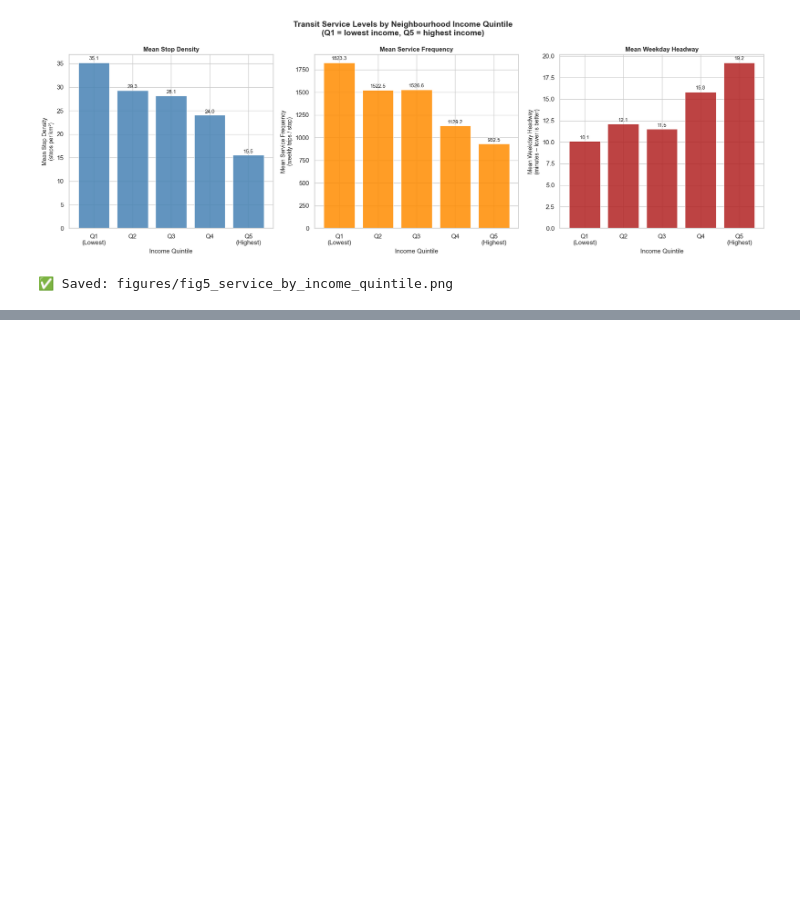
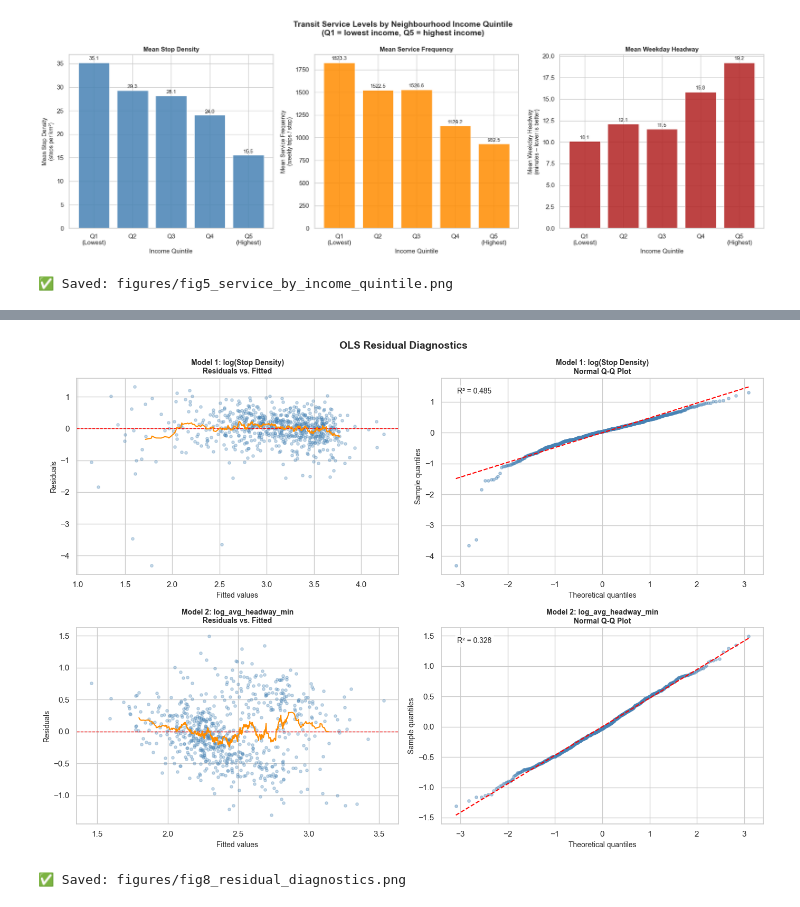
Before and after one commit to bruna-bado/transit-equity-montreal, a Jupyter notebook: notebooks/analysis.ipynb, the cells around one changed output, grey strips where cells are left out. Saved outputs shown, nothing was run; the diff lists cells and outputs as text; code cells hidden in the pictures; blank space fills up the shorter version.

```diff
--- a/notebooks/analysis.ipynb
+++ b/notebooks/analysis.ipynb
@@ -1635,0 +1939,17 @@ These observations frame the hypotheses tested in Section 6.
+# %%
+# OLS Model 2: Average Headway ──────────────────────────────────────────────
+
+model2_df = reg_df[
+    [headway_col, 'log_pop_density', 'log_median_hh_income',
+     'pct_low_income', 'pct_visible_minority', 'pct_renter']
+].dropna()
+
+formula2 = (f'{headway_col} ~ log_pop_density + log_median_hh_income '
+            f'+ pct_low_income + pct_visible_minority + pct_renter')
+
+model2 = smf.ols(formula=formula2, data=model2_df).fit()
+
+print("═" * 65)
+print(f"  MODEL 2 – Dependent variable: {headway_col}")
+print("═" * 65)
+print(model2.summary())
@@ -1635,0 +1983,51 @@ These observations frame the hypotheses tested in Section 6.
+# %%
+# Residual diagnostics for both models ──────────────────────────────────────
+
+fig, axes = plt.subplots(2, 2, figsize=(14, 10))
+fig.suptitle('OLS Residual Diagnostics', fontsize=14, fontweight='bold')
+
+for row, (model, name) in enumerate([(model1, 'Model 1: log(Stop Density)'),
+                                      (model2, f'Model 2: {headway_col}')]):
+    fitted   = model.fittedvalues
+    residuals= model.resid
+
+    # Residuals vs. Fitted ───────────────────────────────────────────────────
+    axes[row, 0].scatter(fitted, residuals, alpha=0.3, s=15, color='steelblue')
+    axes[row, 0].axhline(0, color='red', linestyle='--', linewidth=1)
+    axes[row, 0].set_xlabel('Fitted values', fontsize=10)
+    axes[row, 0].set_ylabel('Residuals', fontsize=10)
+    axes[row, 0].set_title(f'{name}\nResiduals vs. Fitted', fontsize=10,
+                            fontweight='bold')
+
+    # Loess-style smoothed line using a rolling mean as approximation
+    sorted_fitted = fitted.sort_values()
+    sorted_resid  = residuals.loc[sorted_fitted.index]
+    roll = pd.Series(sorted_resid.values).rolling(30, center=True).mean()
+    axes[row, 0].plot(sorted_fitted.values, roll.values,
+                      color='darkorange', linewidth=1.5)
+
+    # Q-Q plot ───────────────────────────────────────────────────────────────
+    (osm, osr), (slope, intercept, r) = stats.probplot(residuals, dist='norm')
+    axes[row, 1].scatter(osm, osr, alpha=0.4, s=15, color='steelblue')
+    axes[row, 1].plot(osm, slope * np.array(osm) + intercept,
+                      color='red', linestyle='--', linewidth=1.5)
+    axes[row, 1].set_xlabel('Theoretical quantiles', fontsize=10)
+    axes[row, 1].set_ylabel('Sample quantiles', fontsize=10)
+    axes[row, 1].set_title(f'{name}\nNormal Q-Q Plot', fontsize=10,
+                            fontweight='bold')
+
+    # Annotate R²
+    axes[row, 1].annotate(f"R² = {model.rsquared:.3f}",
+                           xy=(0.05, 0.92), xycoords='axes fraction',
+                           fontsize=10,
+                           bbox=dict(boxstyle='round,pad=0.3',
+                                     facecolor='white', alpha=0.7))
+
+plt.tight_layout()
+fig.savefig(os.path.join(FIGURES, 'fig8_residual_diagnostics.png'),
+            dpi=150, bbox_inches='tight')
+plt.show()
+print("✅ Saved: figures/fig8_residual_diagnostics.png")
+# %% [output]
+[figure, added]
+✅ Saved: figures/fig8_residual_diagnostics.png
```
Also changed, not shown: parts of 26 cells of this notebook, 4 other files.
